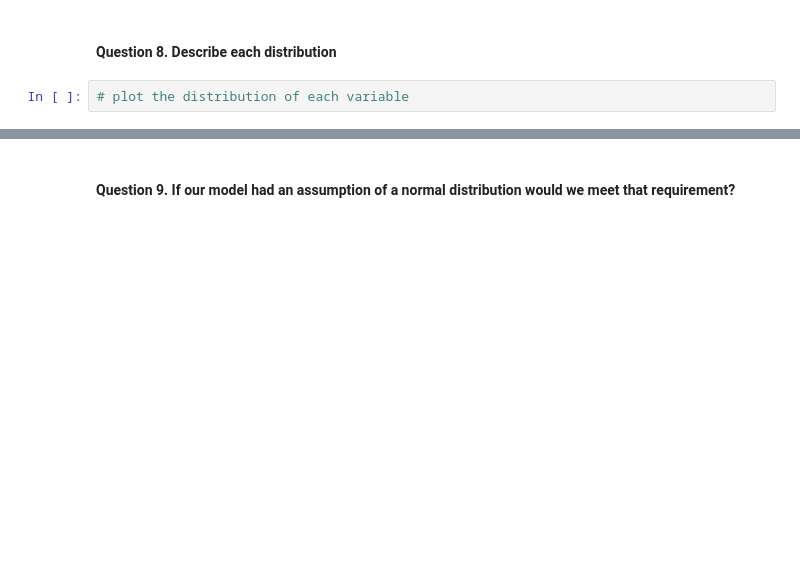
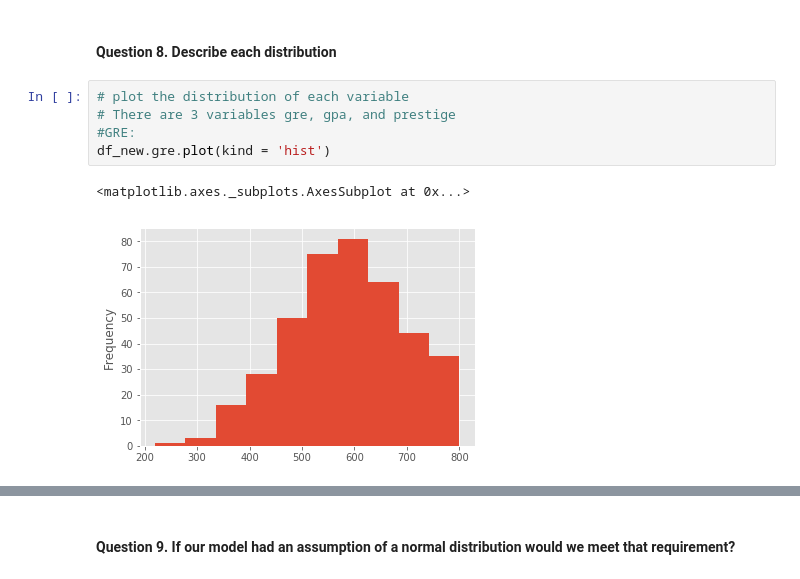
Before and after one commit to cruzinbear/DS-SF-42, a Jupyter notebook: unit-project/project-2/starter-code/project2-starter.ipynb, the cells around one changed output, grey strips where cells are left out. Saved outputs shown, nothing was run; the diff lists cells and outputs as text; blank space fills up the shorter version.

```diff
--- a/unit-project/project-2/starter-code/project2-starter.ipynb
+++ b/unit-project/project-2/starter-code/project2-starter.ipynb
@@ -106,3 +112,9 @@ Answer:
 #### Question 8. Describe each distribution
 # %%
 # plot the distribution of each variable
+# There are 3 variables gre, gpa, and prestige
+#GRE:
+df_new.gre.plot(kind = 'hist')
+# %% [output]
+<matplotlib.axes._subplots.AxesSubplot at 0x...>
+[figure, added]
```
Also changed, not shown: parts of 31 cells of this notebook.
